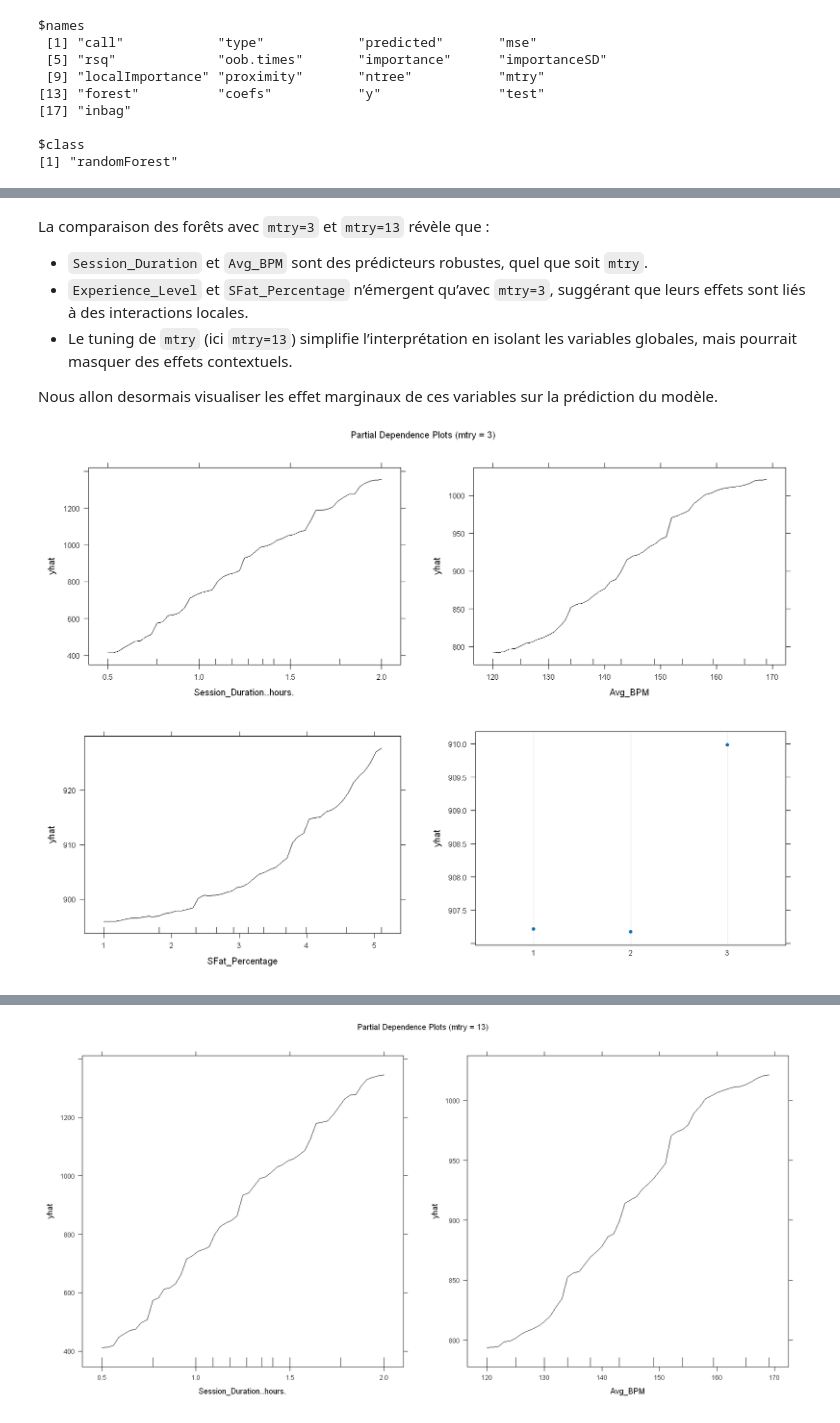
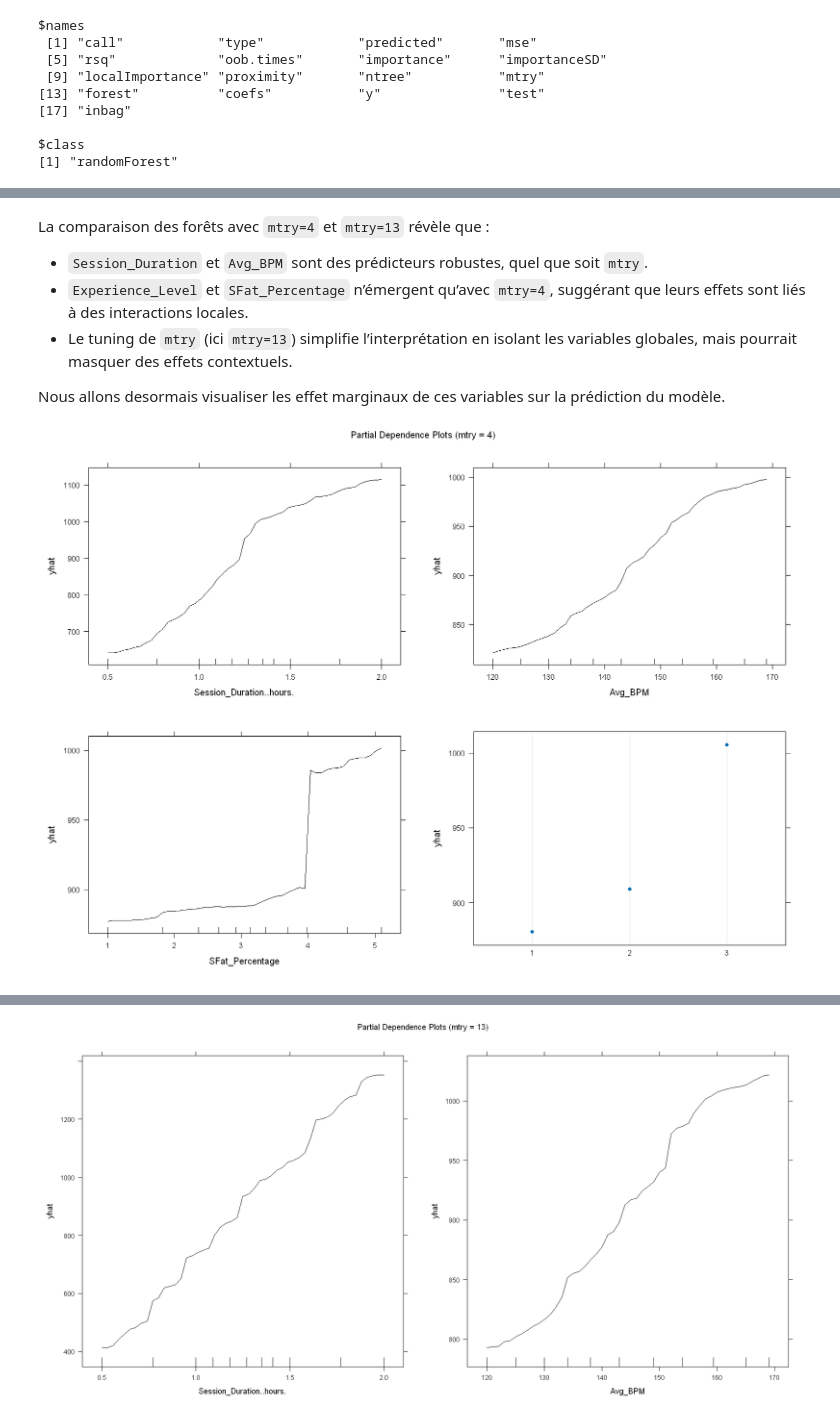
Before and after one commit to Dorianhgn/ProjetML4A, a Jupyter notebook: Calories_Burned/Dorian/R.ipynb, the cells around one changed output, grey strips where cells are left out. Drawn from its saved outputs; the diff is of its cells as text; code cells hidden in the pictures.

Commit message:
Interprétation effets mtry=4 et tune dans boosting en R

```diff
--- a/Calories_Burned/Dorian/R.ipynb
+++ b/Calories_Burned/Dorian/R.ipynb
@@ -770,20 +752,20 @@ The following object is masked from 'package:purrr':
 # %% [markdown]
-La comparaison des forêts avec `mtry=3` et `mtry=13` révèle que :
+La comparaison des forêts avec `mtry=4` et `mtry=13` révèle que :
 - `Session_Duration` et `Avg_BPM` sont des prédicteurs robustes, quel que soit `mtry`.
-- `Experience_Level` et `SFat_Percentage` n’émergent qu’avec `mtry=3`, suggérant que leurs effets sont liés à des interactions locales.
+- `Experience_Level` et `SFat_Percentage` n’émergent qu’avec `mtry=4`, suggérant que leurs effets sont liés à des interactions locales.
 - Le tuning de `mtry` (ici `mtry=13`) simplifie l’interprétation en isolant les variables globales, mais pourrait masquer des effets contextuels.
 
-Nous allon desormais visualiser les effet marginaux de ces variables sur la prédiction du modèle.
+Nous allons desormais visualiser les effet marginaux de ces variables sur la prédiction du modèle.
 # %%
 library(pdp)
 p1 <- partial(rf.reg.cal, pred.var = "Session_Duration..hours.", plot = TRUE, rug = TRUE, train=gym_train, type="regression")
 p2 <- partial(rf.reg.cal, pred.var = "Avg_BPM", plot = TRUE, rug = TRUE, train=gym_train, type="regression")
 p3 <- partial(rf.reg.cal, pred.var = "SFat_Percentage", plot = TRUE, rug = TRUE, train=gym_train, type="regression")
 p4 <- partial(rf.reg.cal, pred.var = "Experience_Level", plot = TRUE, rug = TRUE, train=gym_train, type="auto")
 
 options(repr.plot.width=14, repr.plot.height=10)
-main = "Partial Dependence Plots (mtry = 3)"
+main = "Partial Dependence Plots (mtry = 4)"
 grid.arrange(p1, p2, p3, p4, ncol = 2, top = main)
 rm(p1, p2, p3, p4)
 # %% [output]
-[figure, old version]
+[figure, new version]
```
Also changed, not shown: parts of 18 cells of this notebook.
